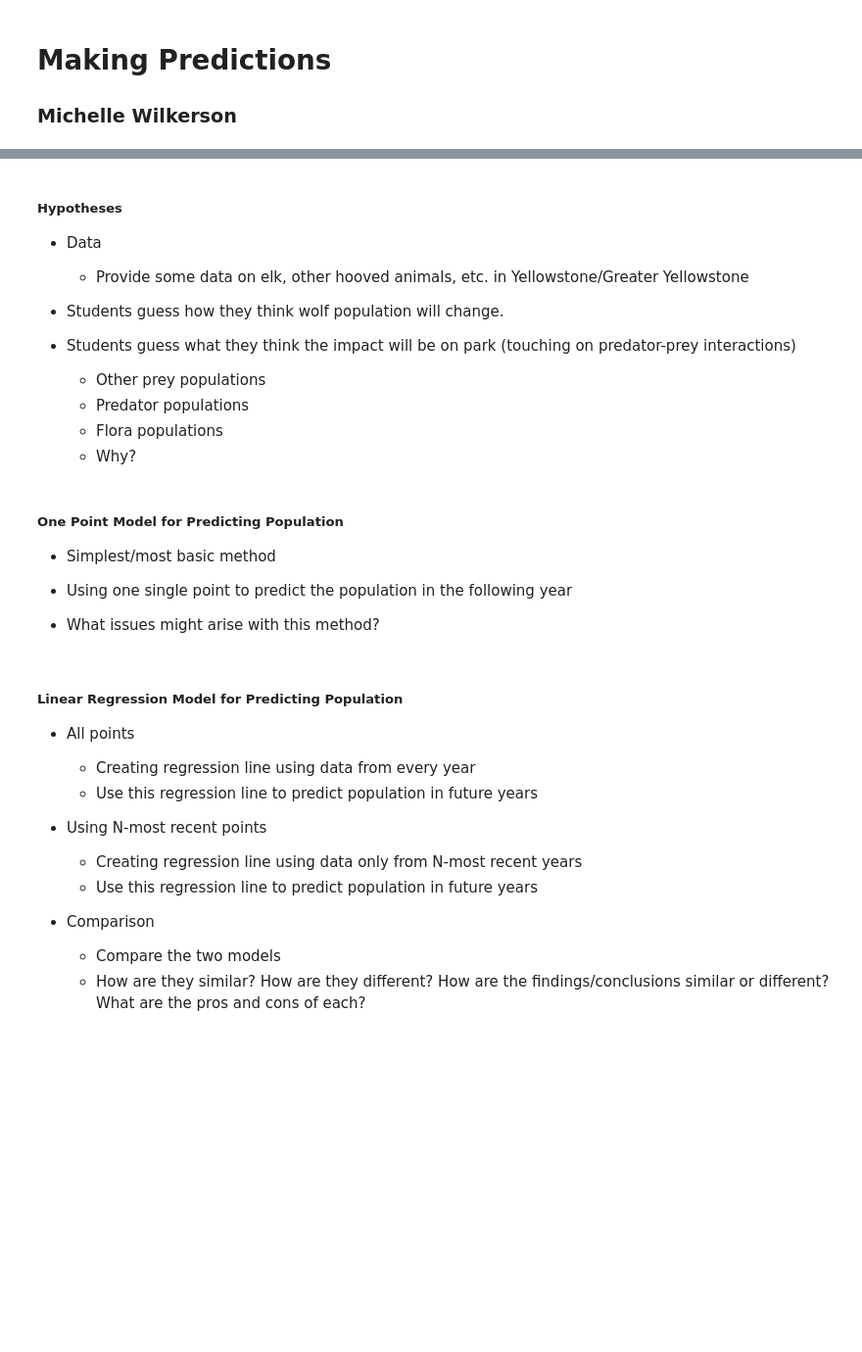
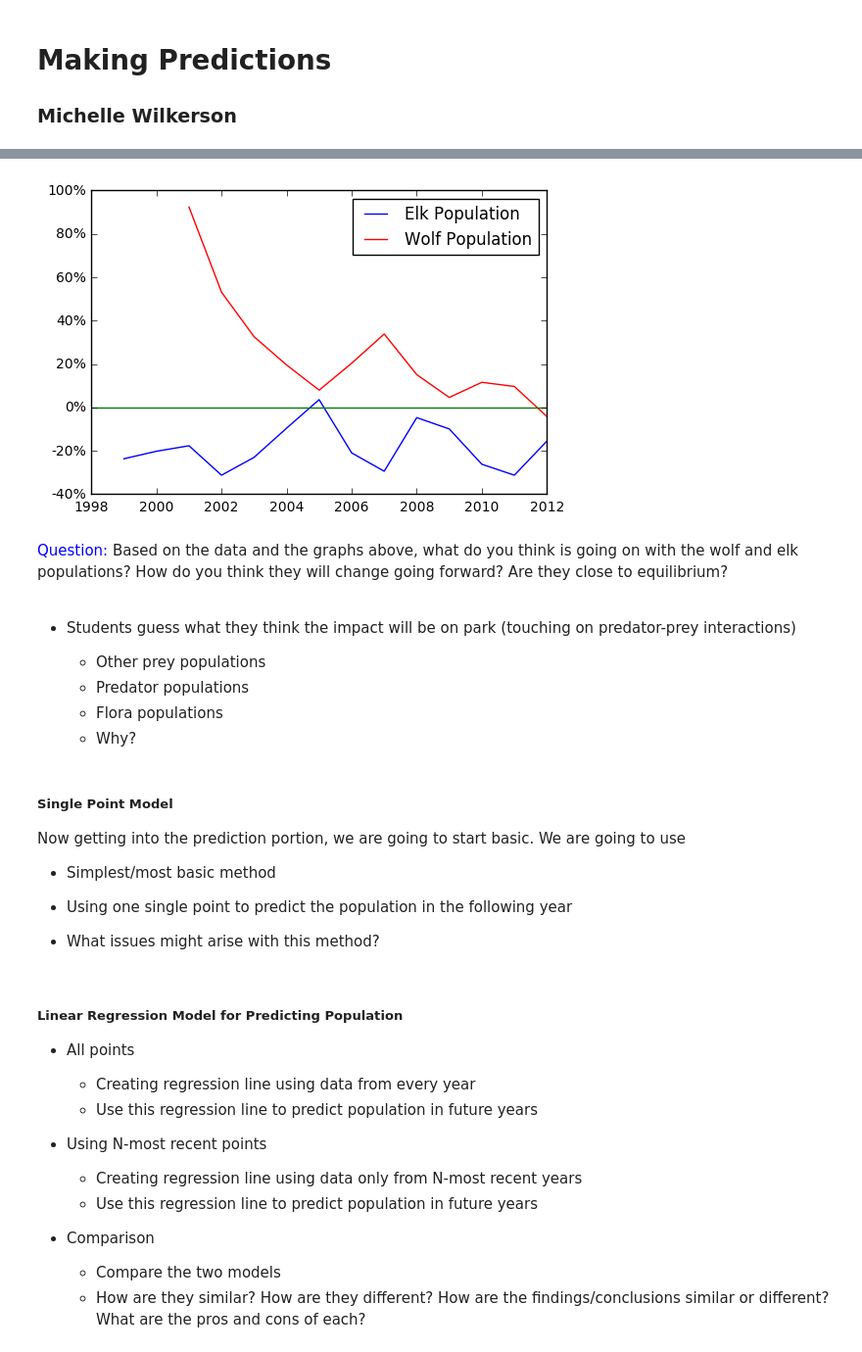
Before and after one commit to ds-modules/EDUC-223B, a Jupyter notebook: Prediction.ipynb, the cells around one changed output, grey strips where cells are left out. Shown at 98% size. Drawn from its saved outputs; the diff is of its cells as text; code cells hidden in the pictures; blank space fills up the shorter version.

```diff
--- a/Prediction.ipynb
+++ b/Prediction.ipynb
@@ -18,13 +115,10 @@
+# %%
+percent_changing(2)
+# %% [output]
+[figure, added]
+# %% [markdown]
+<font color="blue">Question:</font> Based on the data and the graphs above, what do you think is going on with the wolf and elk populations? How do you think they will change going forward? Are they close to equilibrium?
 # %% [markdown]
-##### Hypotheses
-
-* Data
-    * Provide some data on elk, other hooved animals, etc. in Yellowstone/Greater Yellowstone
-
-
-* Students guess how they think wolf population will change.
-
-
 * Students guess what they think the impact will be on park (touching on predator-prey interactions)
 
     * Other prey populations
@@ -32,7 +126,9 @@
     * Flora populations
     * Why?
 # %% [markdown]
-##### One Point Model for Predicting Population
+##### Single Point Model
+
+Now getting into the prediction portion, we are going to start basic. We are going to use
 
 * Simplest/most basic method
 
```
Also changed, not shown: parts of 21 cells of this notebook.
